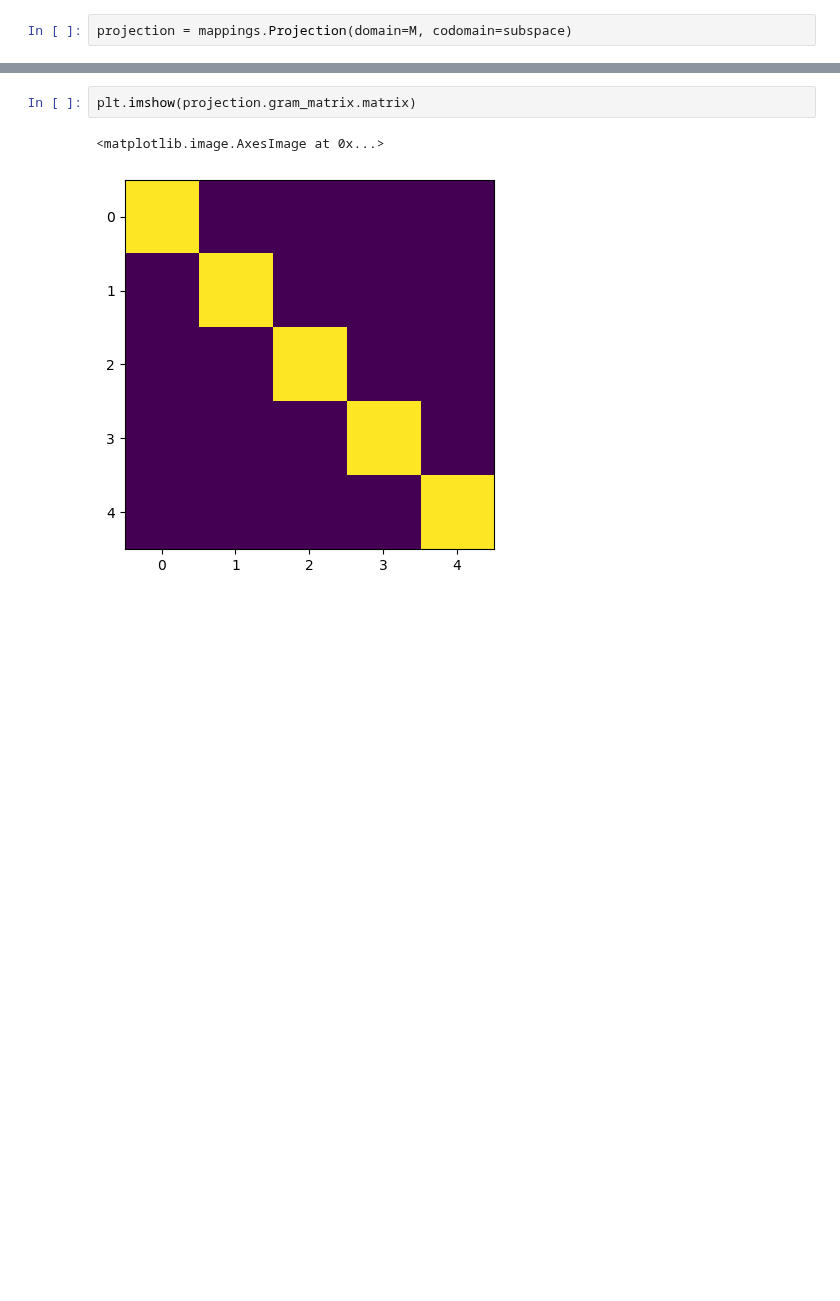
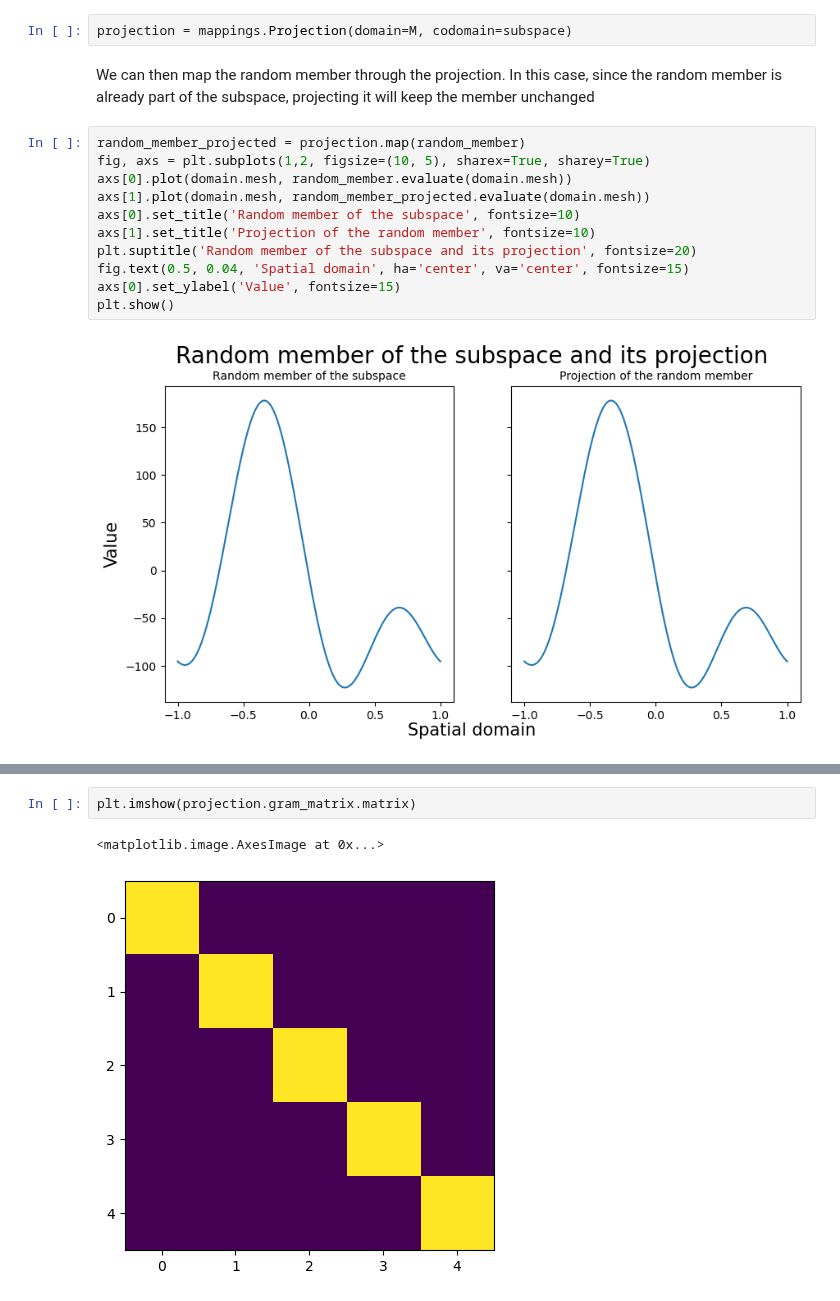
Before and after one commit to Adrian-Mag/SOLA_DLI, a Jupyter notebook: examples/7_Subspaces.ipynb, the cells around one changed output, grey strips where cells are left out. Drawn from its saved outputs; the diff is of its cells as text; blank space fills up the shorter version.

```diff
--- a/examples/7_Subspaces.ipynb
+++ b/examples/7_Subspaces.ipynb
@@ -54,2 +74,17 @@ random_member.plot()
 # %%
 projection = mappings.Projection(domain=M, codomain=subspace)
+# %% [markdown]
+We can then map the random member through the projection. In this case, since the random member is already part of the subspace, projecting it will keep the member unchanged
+# %%
+random_member_projected = projection.map(random_member)
+fig, axs = plt.subplots(1,2, figsize=(10, 5), sharex=True, sharey=True)
+axs[0].plot(domain.mesh, random_member.evaluate(domain.mesh))
+axs[1].plot(domain.mesh, random_member_projected.evaluate(domain.mesh))
+axs[0].set_title('Random member of the subspace', fontsize=10)
+axs[1].set_title('Projection of the random member', fontsize=10)
+plt.suptitle('Random member of the subspace and its projection', fontsize=20)
+fig.text(0.5, 0.04, 'Spatial domain', ha='center', va='center', fontsize=15)
+axs[0].set_ylabel('Value', fontsize=15)
+plt.show()
+# %% [output]
+[figure, added]
```
Also changed, not shown: parts of 10 cells of this notebook, 2 other files.
